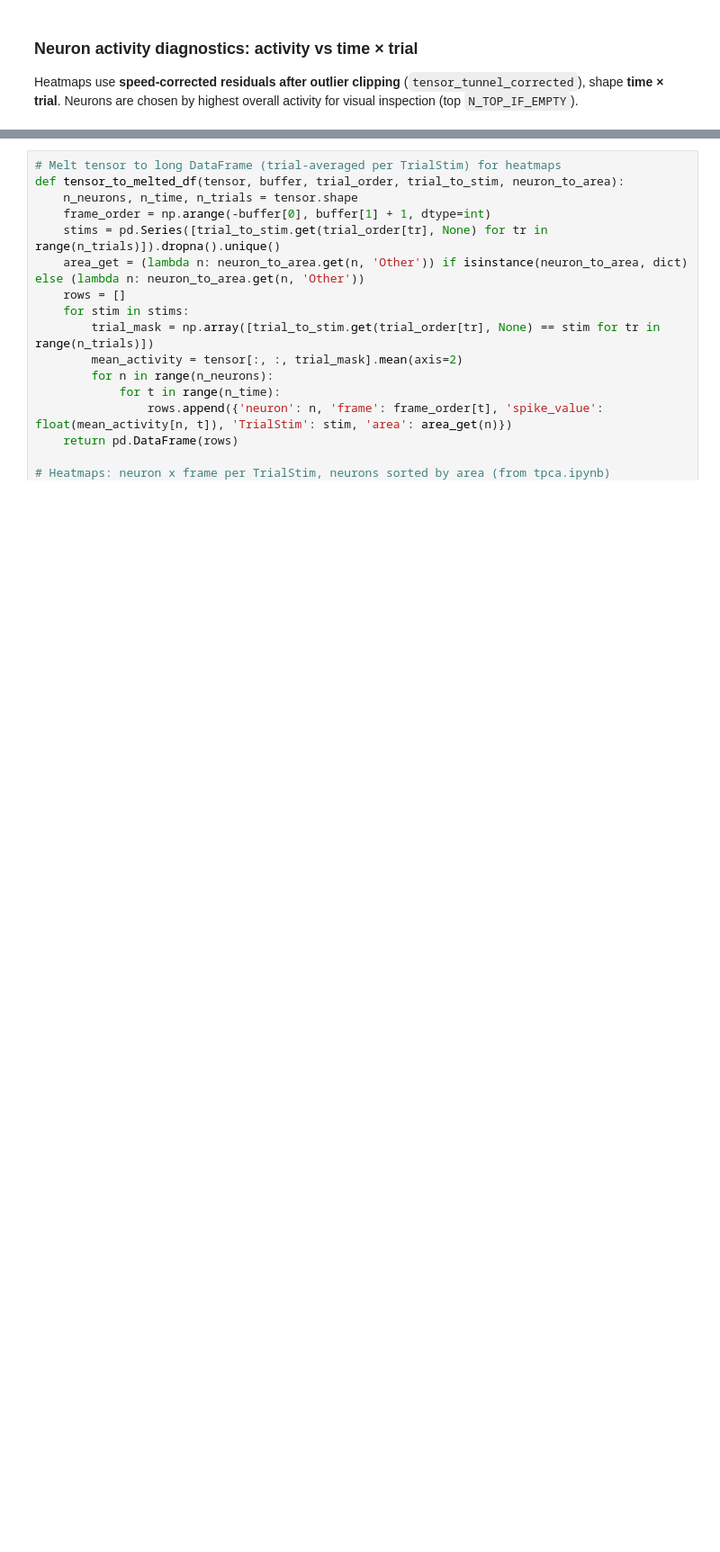
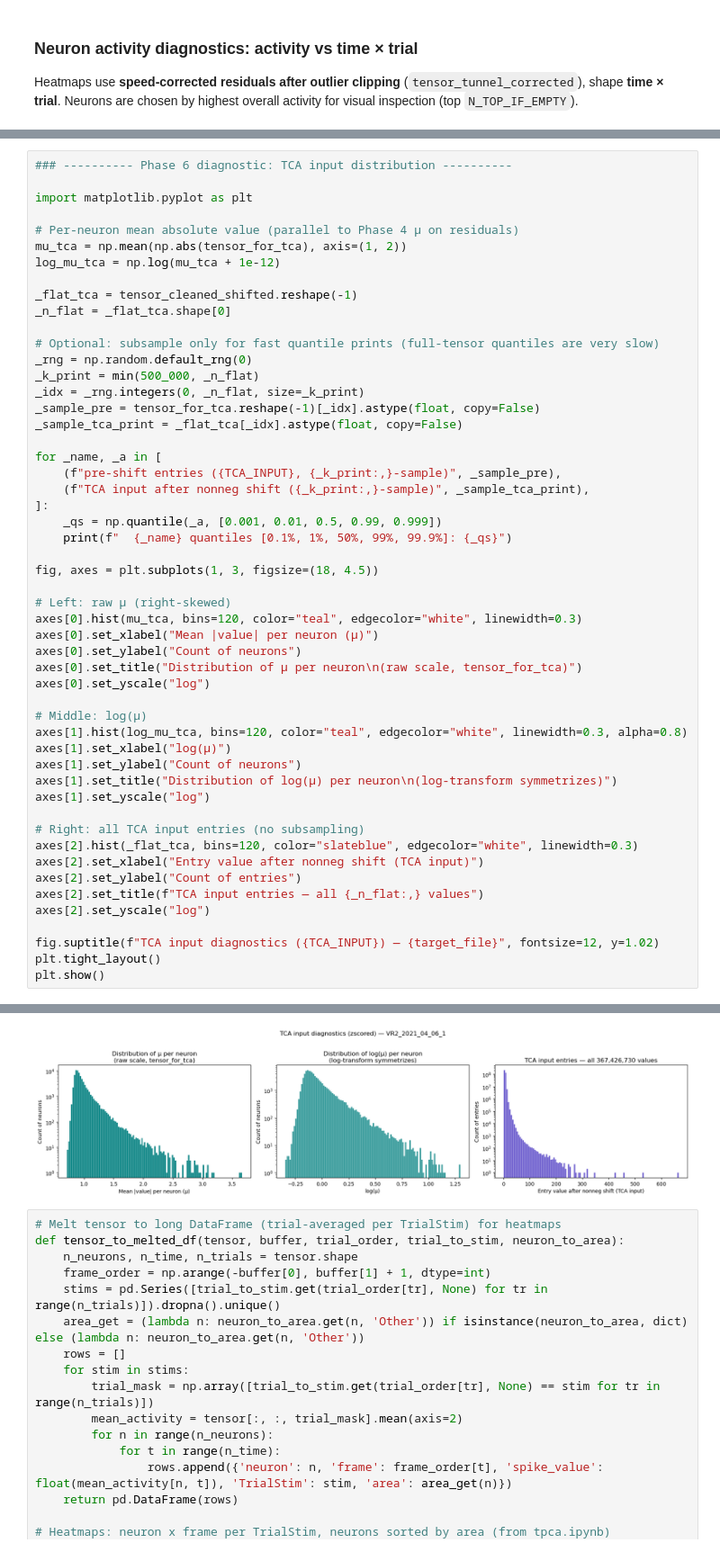
Before and after one commit to JohnMadrid/isp-unsupervised-learning, a Jupyter notebook: Batch_TCA_Pipeline.ipynb, the cells around one changed output, grey strips where cells are left out. Shown at 90% size. Cells and saved outputs as stored; diff of their text form; blank space fills up the shorter version.

```diff
--- a/Batch_TCA_Pipeline.ipynb
+++ b/Batch_TCA_Pipeline.ipynb
@@ -806,0 +799,53 @@ For reference — original uncleaned shift:
+# %%
+### ---------- Phase 6 diagnostic: TCA input distribution ----------
+
+import matplotlib.pyplot as plt
+
+# Per-neuron mean absolute value (parallel to Phase 4 μ on residuals)
+mu_tca = np.mean(np.abs(tensor_for_tca), axis=(1, 2))
+log_mu_tca = np.log(mu_tca + 1e-12)
+
+_flat_tca = tensor_cleaned_shifted.reshape(-1)
+_n_flat = _flat_tca.shape[0]
+
+# Optional: subsample only for fast quantile prints (full-tensor quantiles are very slow)
+_rng = np.random.default_rng(0)
+_k_print = min(500_000, _n_flat)
+_idx = _rng.integers(0, _n_flat, size=_k_print)
+_sample_pre = tensor_for_tca.reshape(-1)[_idx].astype(float, copy=False)
+_sample_tca_print = _flat_tca[_idx].astype(float, copy=False)
+
+for _name, _a in [
+    (f"pre-shift entries ({TCA_INPUT}, {_k_print:,}-sample)", _sample_pre),
+    (f"TCA input after nonneg shift ({_k_print:,}-sample)", _sample_tca_print),
+]:
+    _qs = np.quantile(_a, [0.001, 0.01, 0.5, 0.99, 0.999])
+    print(f"  {_name} quantiles [0.1%, 1%, 50%, 99%, 99.9%]: {_qs}")
+
+fig, axes = plt.subplots(1, 3, figsize=(18, 4.5))
+
+# Left: raw μ (right-skewed)
+axes[0].hist(mu_tca, bins=120, color="teal", edgecolor="white", linewidth=0.3)
+axes[0].set_xlabel("Mean |value| per neuron (μ)")
+axes[0].set_ylabel("Count of neurons")
+axes[0].set_title("Distribution of μ per neuron\n(raw scale, tensor_for_tca)")
+axes[0].set_yscale("log")
+
+# Middle: log(μ)
+axes[1].hist(log_mu_tca, bins=120, color="teal", edgecolor="white", linewidth=0.3, alpha=0.8)
+axes[1].set_xlabel("log(μ)")
+axes[1].set_ylabel("Count of neurons")
+axes[1].set_title("Distribution of log(μ) per neuron\n(log-transform symmetrizes)")
+axes[1].set_yscale("log")
+
+# Right: all TCA input entries (no subsampling)
+axes[2].hist(_flat_tca, bins=120, color="slateblue", edgecolor="white", linewidth=0.3)
+axes[2].set_xlabel("Entry value after nonneg shift (TCA input)")
+axes[2].set_ylabel("Count of entries")
+axes[2].set_title(f"TCA input entries — all {_n_flat:,} values")
+axes[2].set_yscale("log")
+
+fig.suptitle(f"TCA input diagnostics ({TCA_INPUT}) — {target_file}", fontsize=12, y=1.02)
+plt.tight_layout()
+plt.show()
+# %% [output]
@@ -807,3 +855,4 @@ For reference — original uncleaned shift:
+[figure, added]
 # %%
 # Melt tensor to long DataFrame (trial-averaged per TrialStim) for heatmaps
 def tensor_to_melted_df(tensor, buffer, trial_order, trial_to_stim, neuron_to_area):
```
Also changed, not shown: parts of 22 cells of this notebook, 2 other files.
